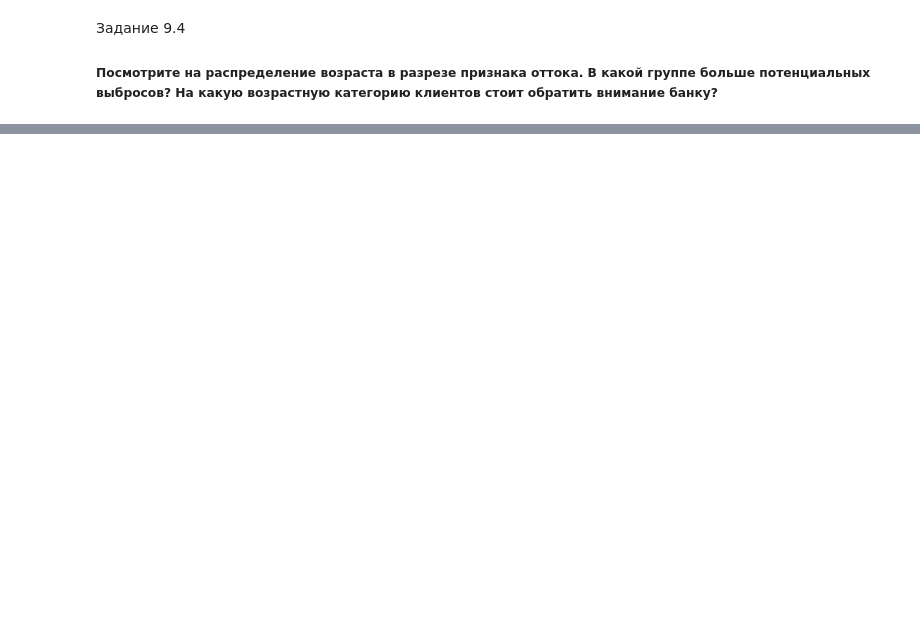
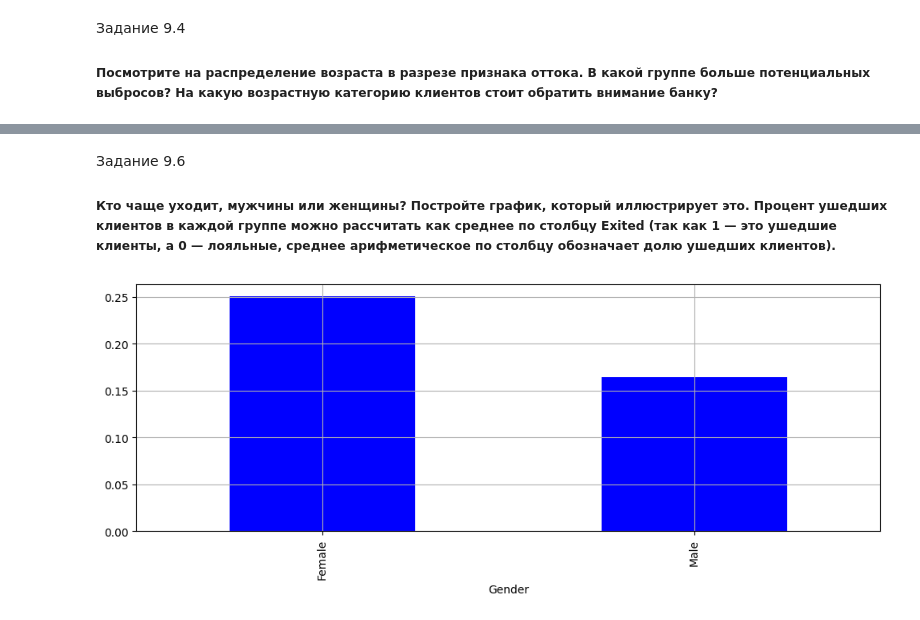
Before and after one commit to schdlr50/SF_Pandas_data_visualization, a Jupyter notebook: (Lesson 9) final task/les9.ipynb, the cells around one changed output, grey strips where cells are left out. Saved outputs shown, nothing was run; the diff lists cells and outputs as text; code cells hidden in the pictures; blank space fills up the shorter version.

```diff
--- a/(Lesson 9) final task/les9.ipynb
+++ b/(Lesson 9) final task/les9.ipynb
@@ -104,0 +140,13 @@ boxplot.grid()
+# %% [markdown]
+Задание 9.6
+##### Кто чаще уходит, мужчины или женщины? Постройте график, который иллюстрирует это. Процент ушедших клиентов в каждой группе можно рассчитать как среднее по столбцу Exited (так как 1 — это ушедшие клиенты, а 0 — лояльные, среднее арифметическое по столбцу обозначает долю ушедших клиентов).
+# %%
+churn_data=churn_data.groupby(['Gender'])['Exited'].mean()
+churn_data.plot(
+    kind='bar',
+    grid=True,
+    figsize=(12, 4),
+    colormap='winter'
+);
+# %% [output]
+[figure, added]
```
Also changed, not shown: parts of 15 cells of this notebook, 1 other file.
